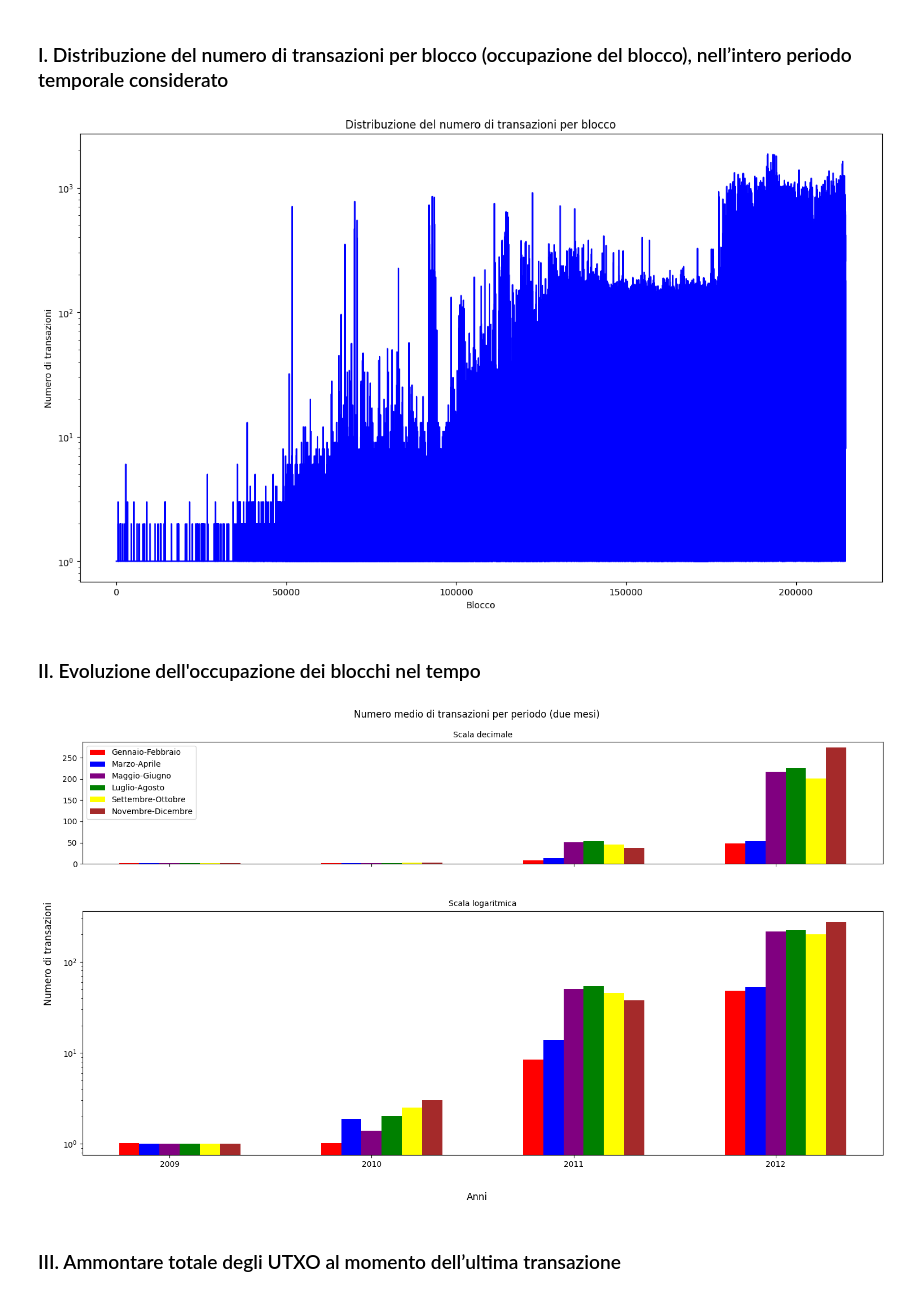
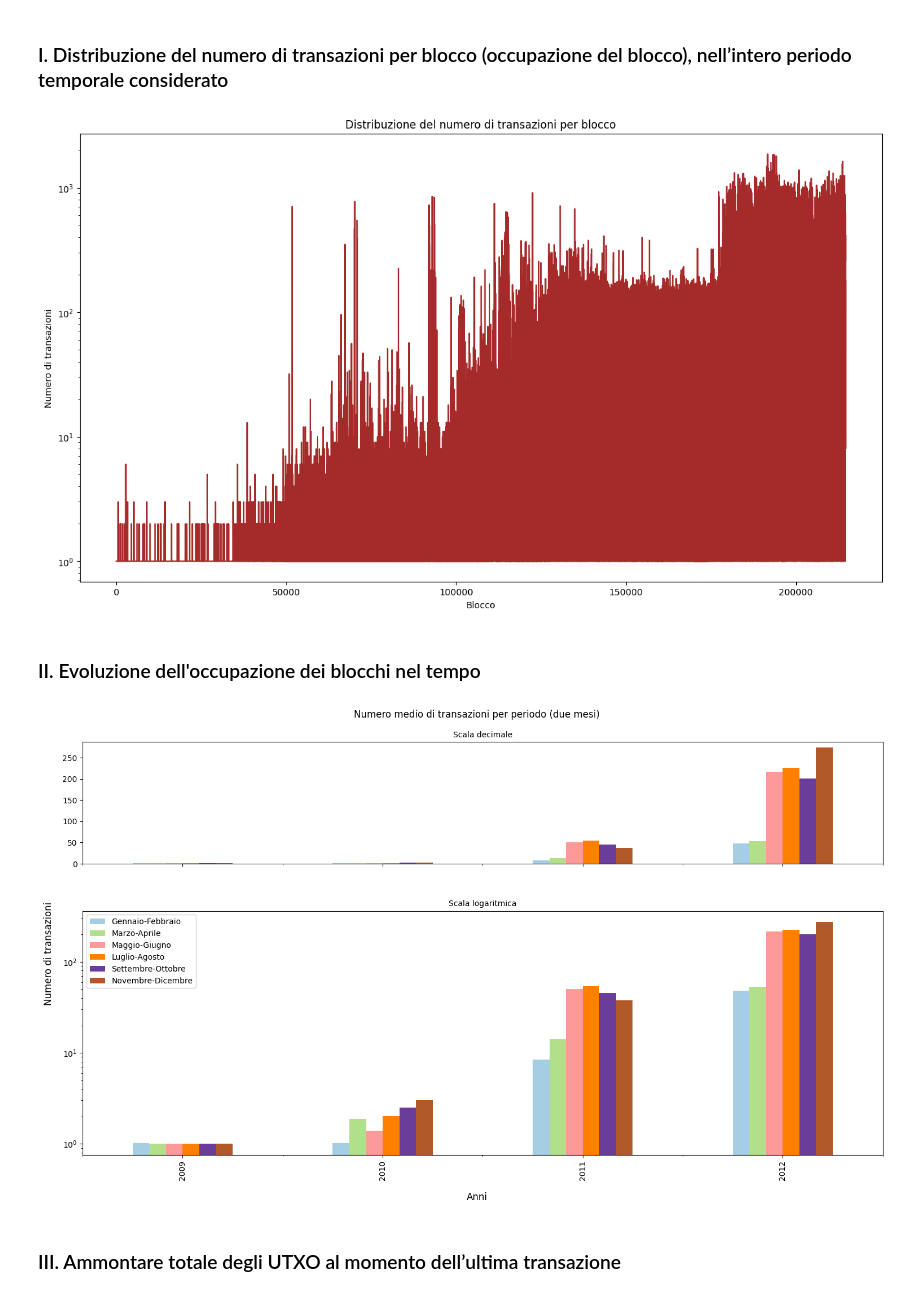
Before and after one commit to FlavRomano/CRAFTY, a Jupyter notebook: main.ipynb, the cells around one changed output. Cells and saved outputs as stored; diff of their text form; code cells hidden in the pictures.

```diff
--- a/main.ipynb
+++ b/main.ipynb
@@ -49,31 +28,21 @@ print(mapping_df.head())
 # %%
 transactions_per_block = transactions.groupby("blockId")["txId"].count()
 
 plt.figure(figsize=(16,9))
-transactions_per_block.plot(color="blue")
+transactions_per_block.plot(color="brown")
 plt.xlabel("Blocco")
 plt.ylabel("Numero di transazioni")
 plt.title("Distribuzione del numero di transazioni per blocco")
 
 plt.yscale("log")
-
-# x_ticks = range(0, len(transactions_per_block), 5000)
-# plt.xticks(x_ticks, transactions_per_block.index[x_ticks], rotation=15)
-
 plt.show()
 # %% [output]
-[figure, old version]
+[figure, new version]
 # %% [markdown]
 ### II. Evoluzione dell'occupazione dei blocchi nel tempo
 # %%
-twoMonth_list = pd.date_range(start="2009-01-03", end="2012-12-31", freq="M")
-months_dict = dict()
-months_dict["jan-feb"] = list()
-months_dict["mar-apr"] = list()
-months_dict["may-jun"] = list()
-months_dict["jul-aug"] = list()
-months_dict["sept-oct"] = list()
-months_dict["nov-dec"] = list()
+twoMonth_list = pd.date_range(start=transactions["timestamp"].iloc[1], end=transactions["timestamp"].iloc[-1], freq="M")
+months_dict = dict({"jan-feb": list(), "mar-apr": list(), "may-jun": list(), "jul-aug": list(), "sept-oct": list(), "nov-dec": list()})
 
 fig, [ax1, ax2] = plt.subplots(nrows=2, ncols=1, sharex=True, figsize=(16, 9), gridspec_kw={'height_ratios': [1, 2]})
 fig.tight_layout(pad=5)
@@ -82,50 +51,39 @@ fig.supylabel("Numero di transazioni")
 fig.supxlabel("Anni")
 
 for i in range(0, len(twoMonth_list)-1, 2):
-    two_months = transactions[transactions['timestamp'].between(
-        twoMonth_list[i], twoMonth_list[i + 1])]
-    monthly_distribution_mean = two_months.groupby('blockId').size().mean()
+    two_months = transactions[transactions['timestamp'].between(twoMonth_list[i], twoMonth_list[i + 1])]
+    two_months_mean = two_months.groupby('blockId').size().mean()
     match twoMonth_list[i].month_name():
         case "January":
-            months_dict["jan-feb"].append(monthly_distribution_mean)
+            months_dict["jan-feb"].append(two_months_mean)
         case "March":
-            months_dict["mar-apr"].append(monthly_distribution_mean)
+            months_dict["mar-apr"].append(two_months_mean)
         case "May":
-            months_dict["may-jun"].append(monthly_distribution_mean)
+            months_dict["may-jun"].append(two_months_mean)
         case "July":
-            months_dict["jul-aug"].append(monthly_distribution_mean)
+            months_dict["jul-aug"].append(two_months_mean)
         case "September":
-            months_dict["sept-oct"].append(monthly_distribution_mean)
+            months_dict["sept-oct"].append(two_months_mean)
         case "November":
-            months_dict["nov-dec"].append(monthly_distribution_mean)
+            months_dict["nov-dec"].append(two_months_mean)
 
-x = np.array([1, 3, 5, 7])
-width = .2
+years = [2009, 2010, 2011, 2012]
+df = pd.DataFrame(months_dict, index=years)
 
 ax1.set_title("Scala decimale", fontsize=10)
-ax1.bar(x - 2 * width, months_dict["jan-feb"], width, color='red')
-ax1.bar(x - width, months_dict["mar-apr"], width, color='blue')
-ax1.bar(x, months_dict["may-jun"], width, color='purple')
-ax1.bar(x + width, months_dict["jul-aug"], width, color='green')
-ax1.bar(x + 2 * width, months_dict["sept-oct"], width, color='yellow')
-ax1.bar(x + 3 * width, months_dict["nov-dec"], width, color='brown')
+df.plot(ax=ax1, kind="bar", stacked=False, colormap="Paired")
 
 ax2.set_title("Scala logaritmica", fontsize=10)
-ax2.bar(x - 2 * width, months_dict["jan-feb"], width, color='red')
-ax2.bar(x - width, months_dict["mar-apr"], width, color='blue')
-ax2.bar(x, months_dict["may-jun"], width, color='purple')
-ax2.bar(x + width, months_dict["jul-aug"], width, color='green')
-ax2.bar(x + 2 * width, months_dict["sept-oct"], width, color='yellow')
-ax2.bar(x + 3 * width, months_dict["nov-dec"], width, color='brown')
+df.plot(ax=ax2, kind="bar", stacked=False, colormap="Paired")
 
 ax2.set_yscale("log")
+ax1.get_legend().remove()
 
-plt.xticks(x, [2009, 2010, 2011, 2012])
-ax1.legend(["Gennaio-Febbraio", "Marzo-Aprile", "Maggio-Giugno",
+plt.legend(["Gennaio-Febbraio", "Marzo-Aprile", "Maggio-Giugno",
            "Luglio-Agosto", "Settembre-Ottobre", "Novembre-Dicembre"], loc="best")
 plt.show()
 # %% [output]
-[figure, old version]
+[figure, new version]
 # %% [markdown]
 ### III. Ammontare totale degli UTXO al momento dell’ultima transazione
 # %%
```
Also changed, not shown: parts of 11 cells of this notebook.
